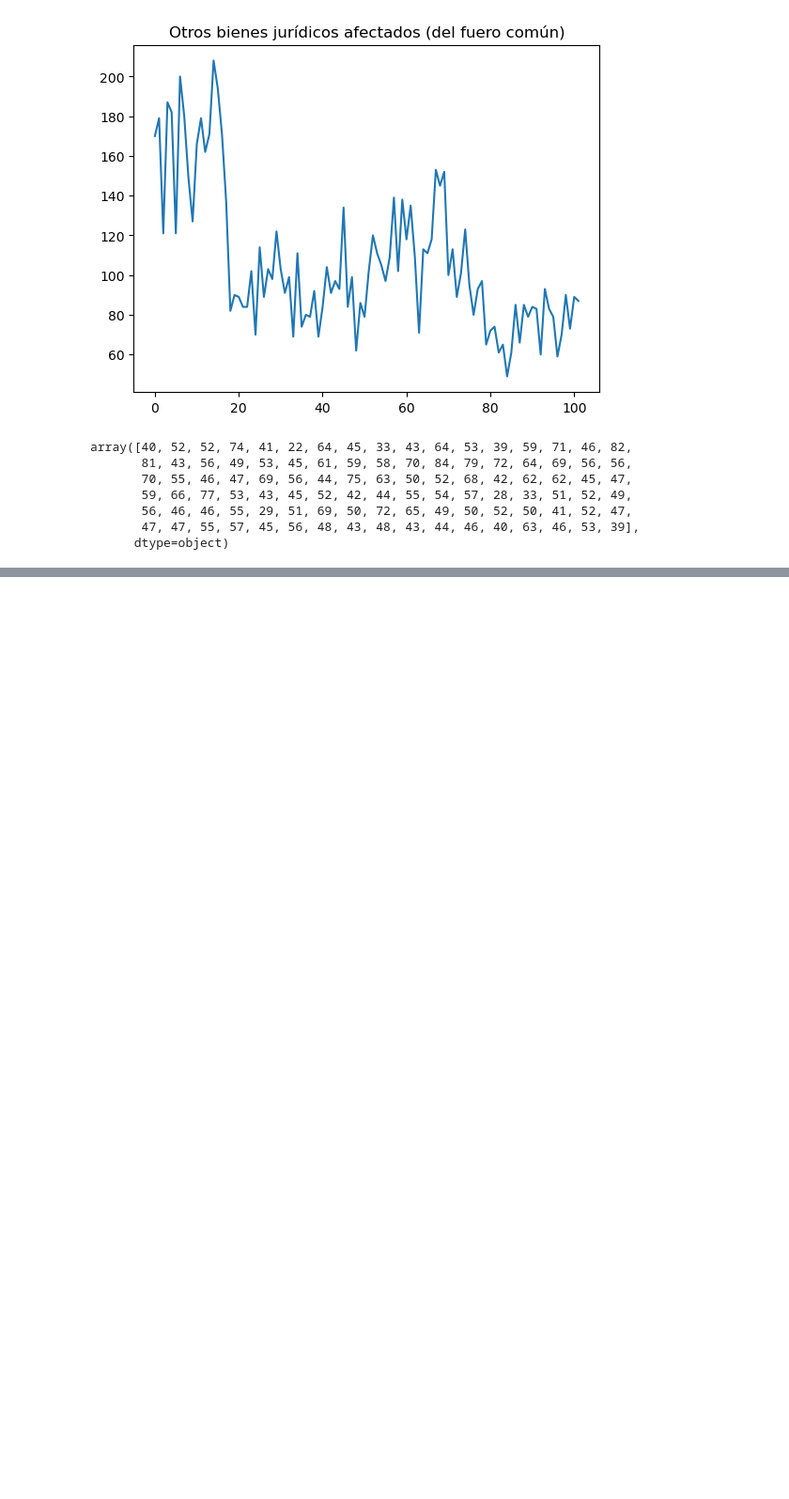
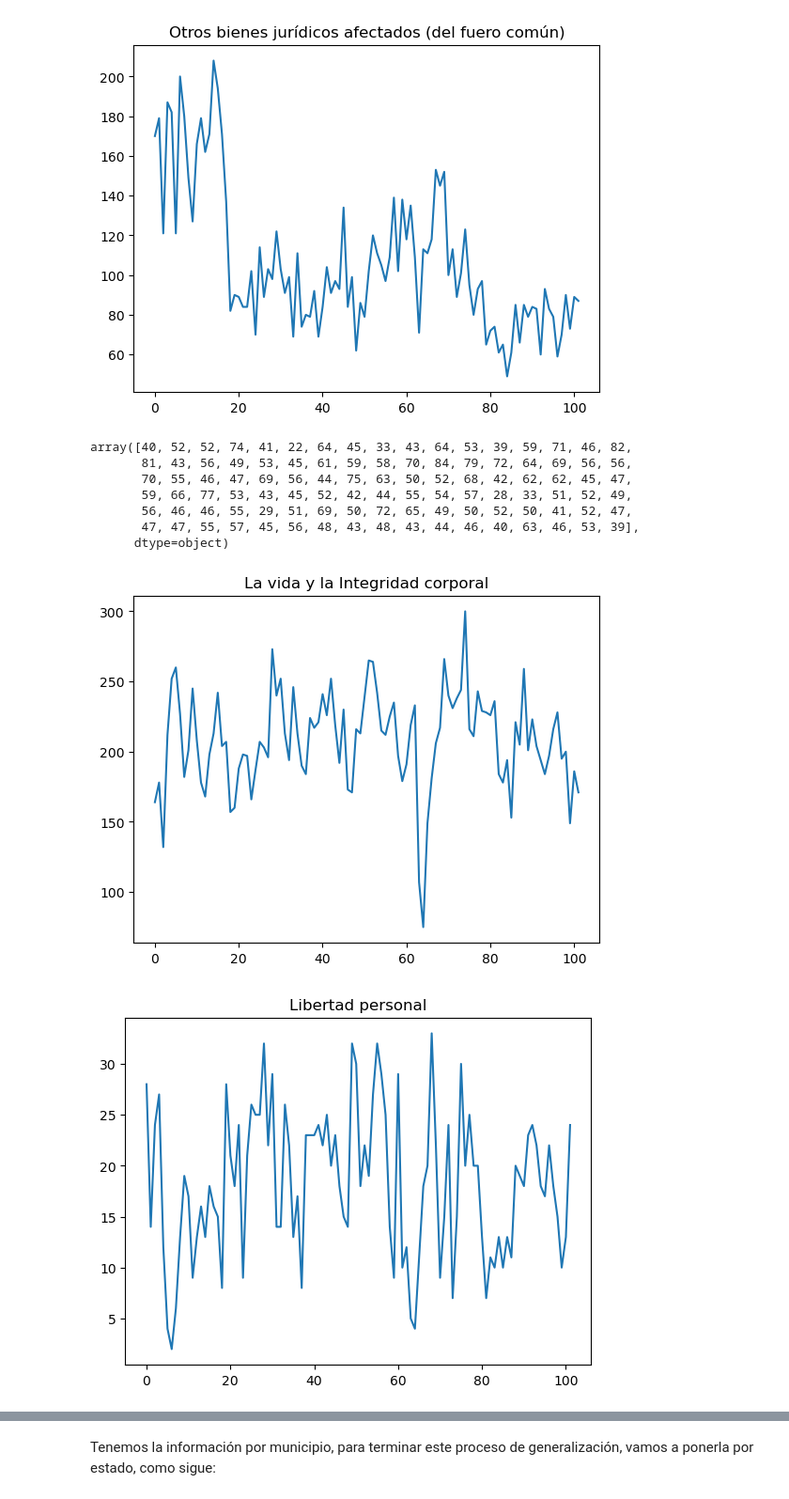
Before and after one commit to dionicio-alberto/Incidencia-delictiva-en-Tabasco, a Jupyter notebook: Notebooks/1_0_limpieza_datos.ipynb, the cells around one changed output, grey strips where cells are left out. Shown at 94% size. Cells and saved outputs as stored; diff of their text form; code cells hidden in the pictures; blank space fills up the shorter version.

```diff
--- a/Notebooks/1_0_limpieza_datos.ipynb
+++ b/Notebooks/1_0_limpieza_datos.ipynb
@@ -218,3 +221,13 @@ array([40, 52, 52, 74, 41, 22, 64, 45, 33, 43, 64, 53, 39, 59, 71, 46, 82,
        56, 46, 46, 55, 29, 51, 69, 50, 72, 65, 49, 50, 52, 50, 41, 52, 47,
        47, 47, 55, 57, 45, 56, 48, 43, 48, 43, 44, 46, 40, 63, 46, 53, 39],
       dtype=object)
+# %%
+centro = df_bienes_municipio.loc[df_bienes_municipio['Municipio']=='Centro']
+for a in centro['Bien juridico'].unique():
+        fig, ax = plt.subplots()
+        ax.plot(range(centro.loc[centro['Bien juridico']==a].iloc[:,2:].values.shape[1]),
+                centro.loc[centro['Bien juridico']==a].iloc[:,2:].values[0])
+        ax.set_title(a)
+# %% [output]
+[figure, added]
+[figure, added]
@@ -220,0 +239,2 @@ array([40, 52, 52, 74, 41, 22, 64, 45, 33, 43, 64, 53, 39, 59, 71, 46, 82,
+# %% [markdown]
+Tenemos la información por municipio, para terminar este proceso de generalización, vamos a ponerla por estado, como sigue:
```
Also changed, not shown: parts of 10 cells of this notebook.
